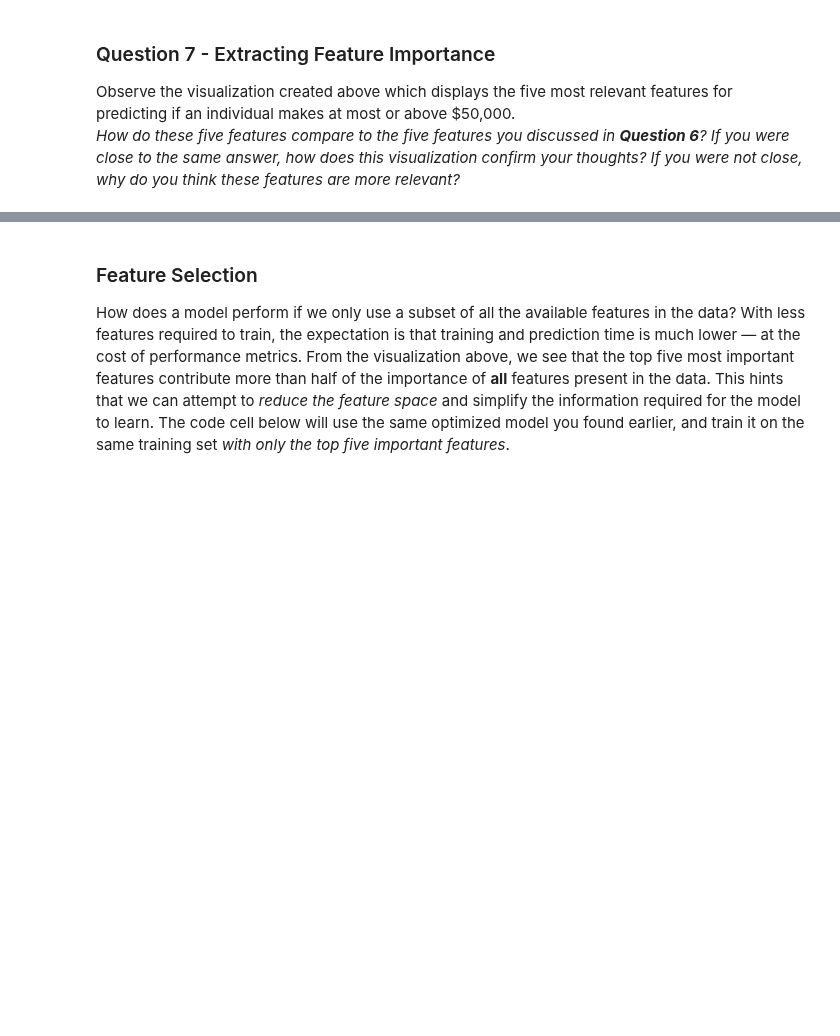
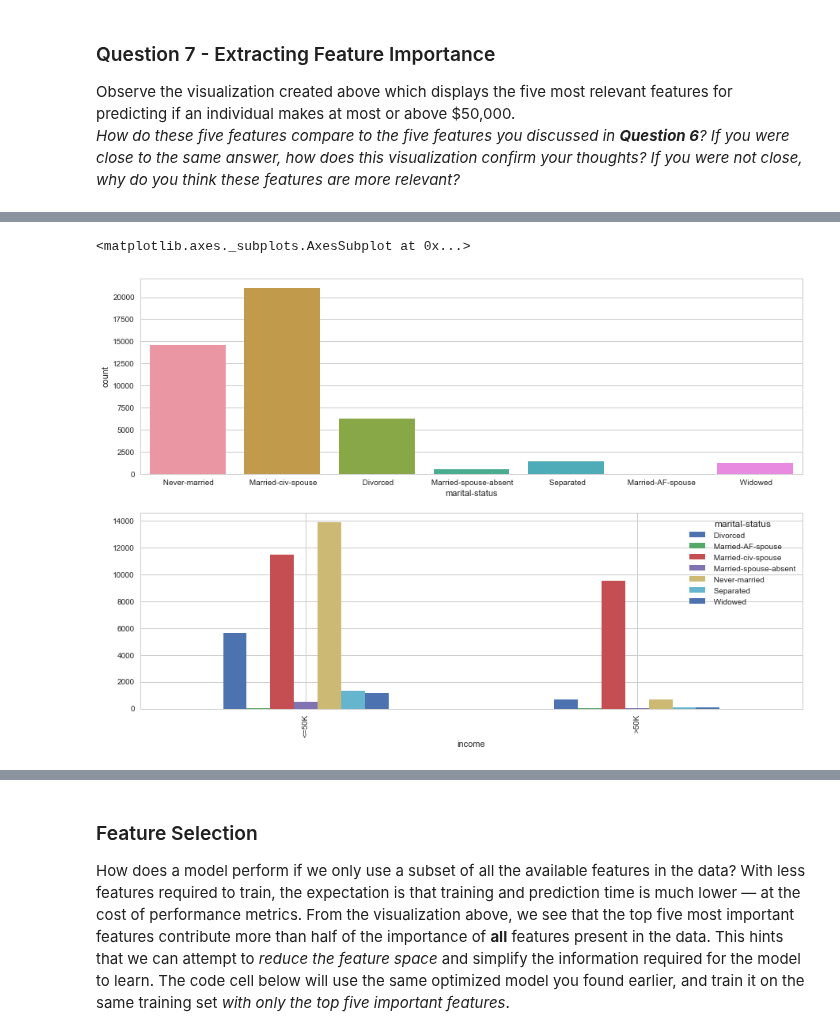
Before and after one commit to NekuSakuraba/machine-learning, a Jupyter notebook: projects/finding_donors/finding_donors.ipynb, the cells around one changed output, grey strips where cells are left out. Drawn from its saved outputs; the diff is of its cells as text; code cells hidden in the pictures; blank space fills up the shorter version.

```diff
--- a/projects/finding_donors/finding_donors.ipynb
+++ b/projects/finding_donors/finding_donors.ipynb
@@ -700,0 +729,9 @@ The ones that I didn't expected make sense. The more the time you spend working,
+# %%
+f, (ax1, ax2) = plt.subplots(2, figsize=(15, 10))
+sns.countplot(data['marital-status'], ax=ax1)
+
+df = data.groupby(['marital-status','income'])['age'].count()
+df.unstack('marital-status').plot.bar(ax=ax2)
+# %% [output]
+<matplotlib.axes._subplots.AxesSubplot at 0x...>
+[figure, added]
```
Also changed, not shown: parts of 16 cells of this notebook, 1 other file.
